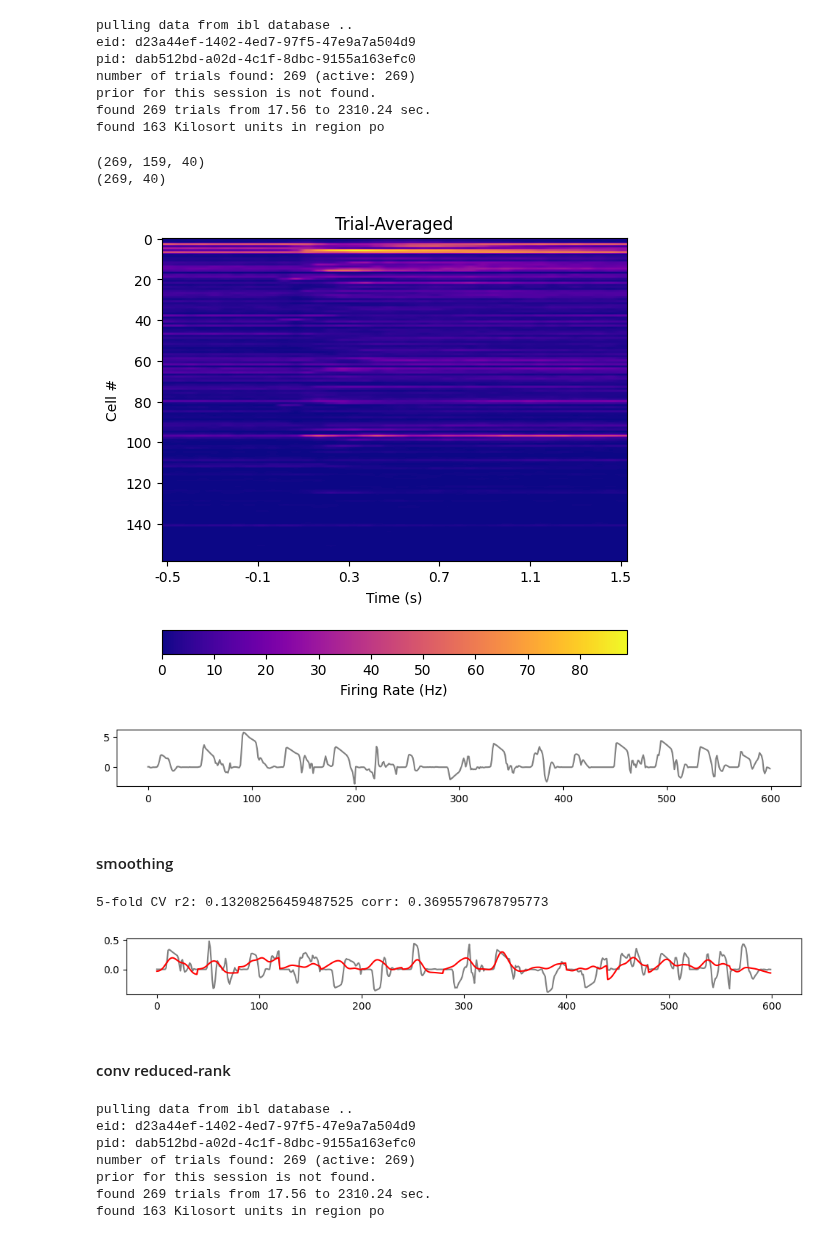
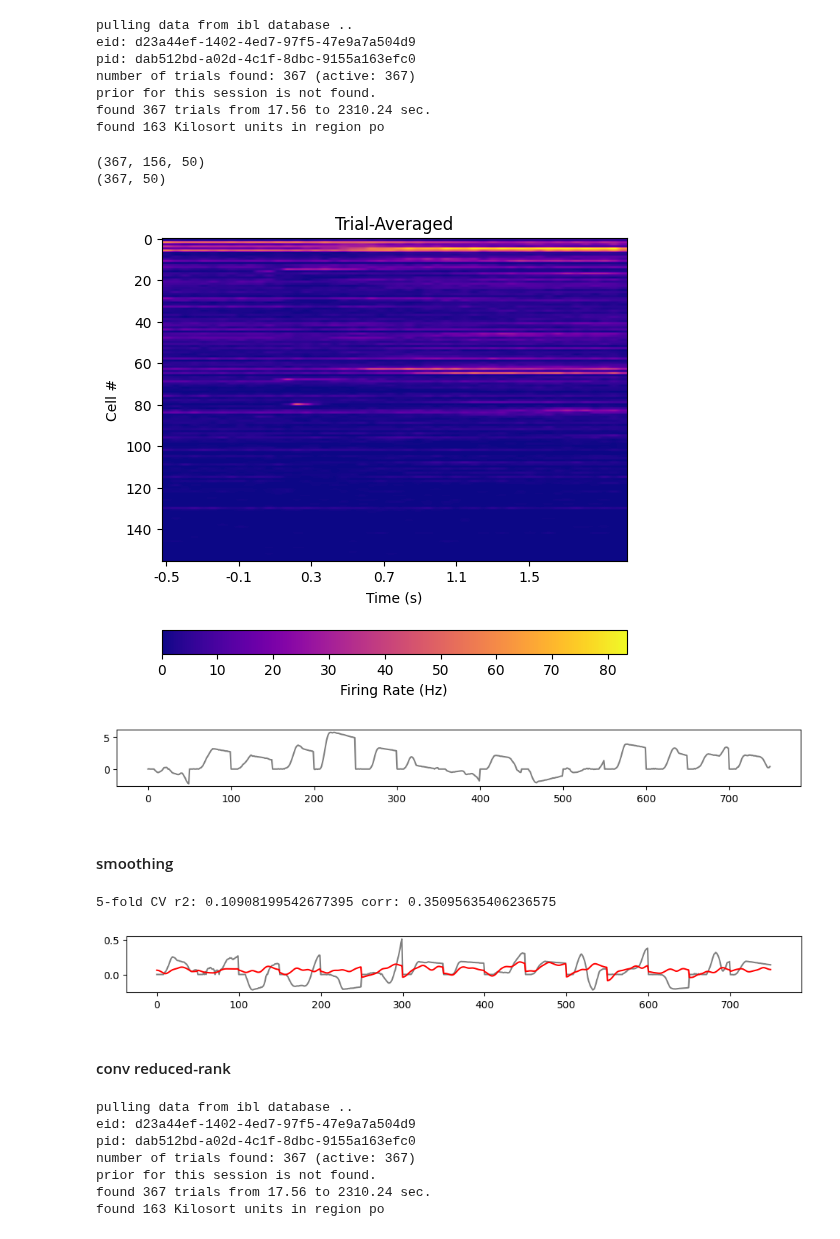
Before and after one commit to yzhang511/neural_decoding, a Jupyter notebook: notebooks/conv_reduced_rank.ipynb, the cells around one changed output. Cells and saved outputs as stored; diff of their text form; code cells hidden in the pictures.

```diff
--- a/notebooks/conv_reduced_rank.ipynb
+++ b/notebooks/conv_reduced_rank.ipynb
@@ -26,18 +26,18 @@ X_dict, Y_dict = load_data_from_pids(
     brain_region="po",
     behavior="wheel_velocity",
     data_type="all_ks",
-    n_t_bins = 40,
-    t_before = .5,
-    t_after = 1.5,
+    n_t_bins = 50,
+    t_before = .1,
+    t_after = .4,
     normalize_input=False
 )
 # %% [output]
 pulling data from ibl database ..
 eid: d23a44ef-1402-4ed7-97f5-47e9a7a504d9
 pid: dab512bd-a02d-4c1f-8dbc-9155a163efc0
-number of trials found: 269 (active: 269)
+number of trials found: 367 (active: 367)
 prior for this session is not found.
-found 269 trials from 17.56 to 2310.24 sec.
+found 367 trials from 17.56 to 2310.24 sec.
 found 163 Kilosort units in region po
 # %%
 pid = pids[0]
@@ -45,23 +45,23 @@ X, Y = X_dict[pid], Y_dict[pid]
 print(X.shape)
 print(Y.shape)
 # %% [output]
-(269, 159, 40)
-(269, 40)
+(367, 156, 50)
+(367, 50)
 # %%
 plt.figure(figsize = (6,6))
-plt.imshow(X.mean(0)/0.05, aspect="auto", cmap=plt.cm.plasma)
+plt.imshow(X.mean(0)/0.01, aspect="auto", cmap=plt.cm.plasma)
 plt.xticks(np.linspace(0, 39, 6), ['%.1f'%i for i in np.linspace(-0.5, 1.5, 6)])
 plt.xlabel('Time (s)')
 plt.ylabel('Cell #')
 plt.colorbar(orientation='horizontal', label='Firing Rate (Hz)')
 plt.title('Trial-Averaged');
 # %% [output]
-[figure, old version]
+[figure, new version]
 # %%
 plt.figure(figsize=(12,1))
 plt.plot(Y[10:10+15].flatten(), c="gray");
 # %% [output]
-[figure, old version]
+[figure, new version]
 # %% [markdown]
 #### smoothing
 # %%
@@ -97,13 +97,13 @@ obs_lst = np.vstack(obs_lst)
 pred_lst = np.vstack(pred_lst)
 print(f"5-fold CV r2: {np.mean(r2_lst)} corr: {np.mean(corr_lst)}")
 # %% [output]
-5-fold CV r2: 0.13208256459487525 corr: 0.3695579678795773
+5-fold CV r2: 0.10908199542677395 corr: 0.35095635406236575
 # %%
 plt.figure(figsize=(12,1))
 plt.plot(obs_lst[10:10+15].flatten(), c="gray")
 plt.plot(pred_lst[10:10+15].flatten(), c="r");
 # %% [output]
-[figure, old version]
+[figure, new version]
 # %% [markdown]
 #### conv reduced-rank
 # %%
@@ -112,17 +112,17 @@ X_dict, Y_dict = load_data_from_pids(
     brain_region="po",
     behavior="wheel_velocity",
     data_type="all_ks",
-    n_t_bins = 40,
-    t_before = .5,
-    t_after = 1.5,
+    n_t_bins = 50,
+    t_before = .1,
+    t_after = .4,
     normalize_input=True
 )
 # %% [output]
 pulling data from ibl database ..
 eid: d23a44ef-1402-4ed7-97f5-47e9a7a504d9
 pid: dab512bd-a02d-4c1f-8dbc-9155a163efc0
-number of trials found: 269 (active: 269)
+number of trials found: 367 (active: 367)
 prior for this session is not found.
-found 269 trials from 17.56 to 2310.24 sec.
+found 367 trials from 17.56 to 2310.24 sec.
 found 163 Kilosort units in region po
 # %%
```
Also changed, not shown: parts of 2 cells of this notebook, 3 other files.
